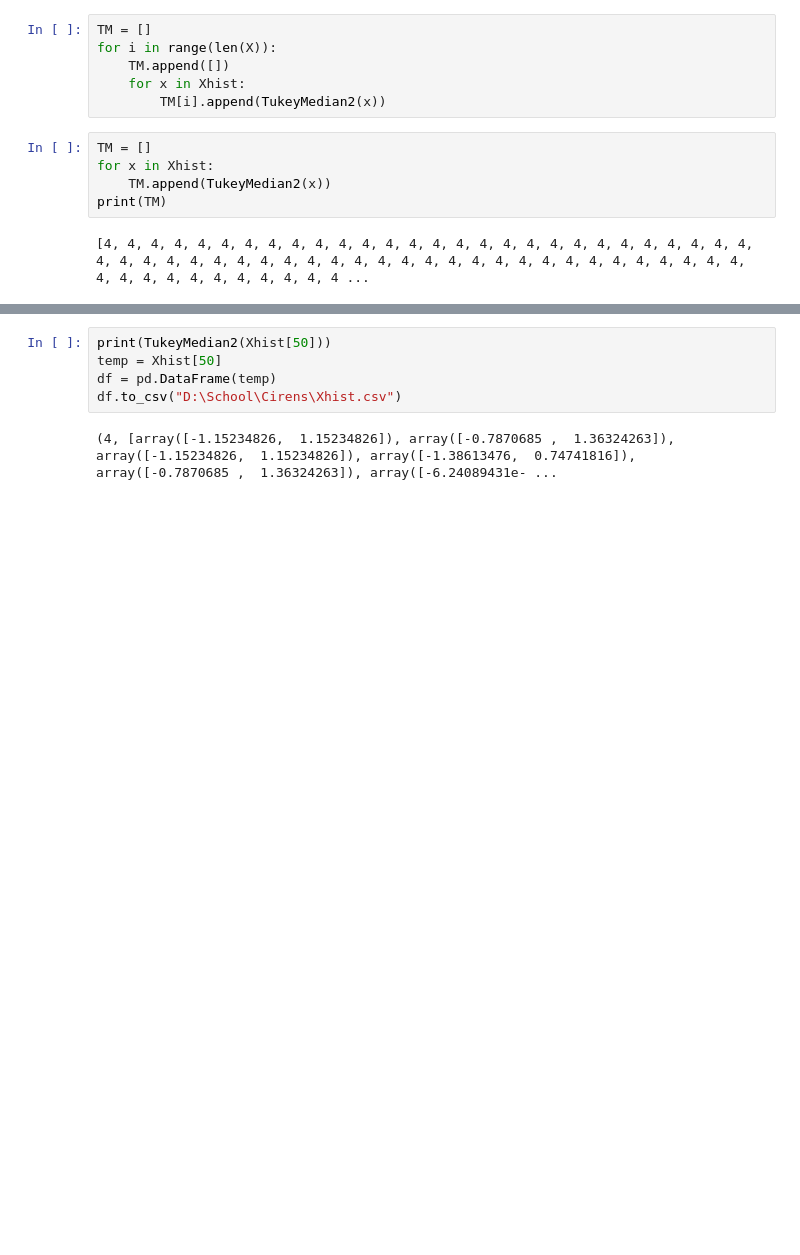
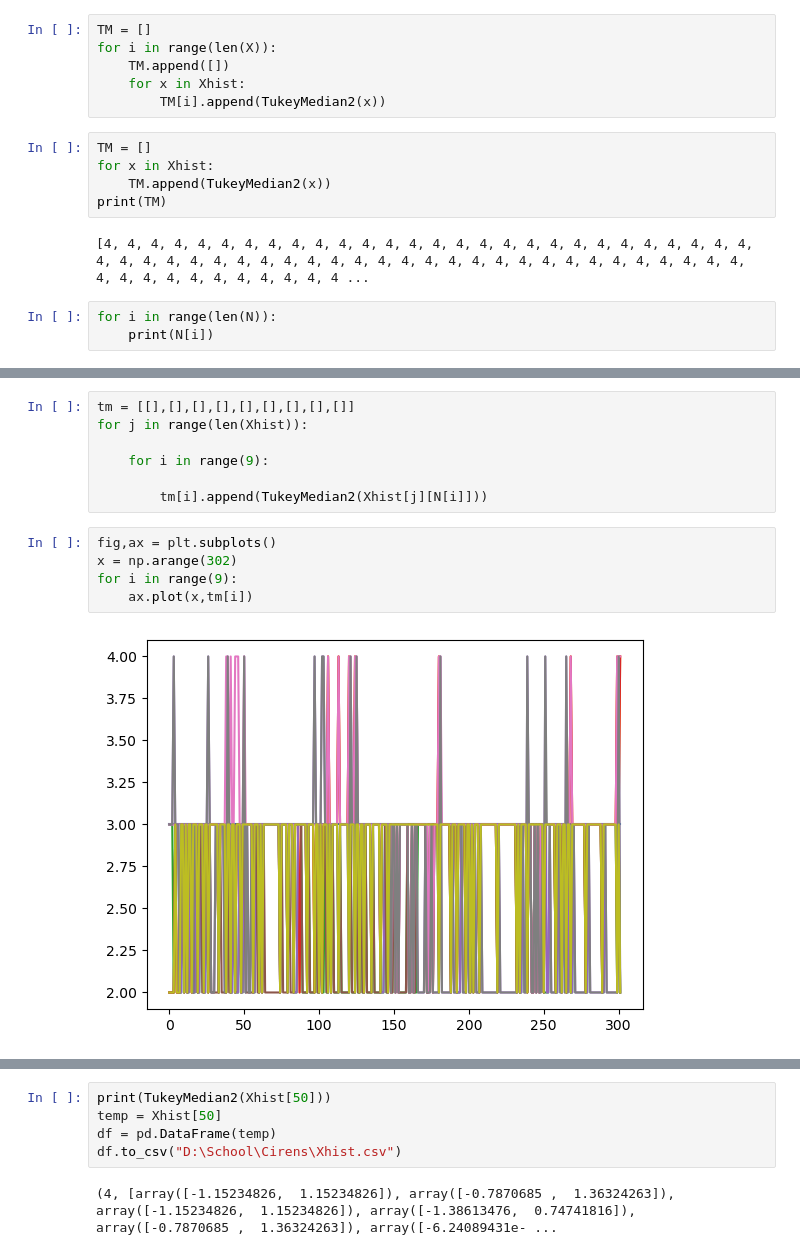
Before and after one commit to ChrisAshtonLee/Tukey, a Jupyter notebook: TukeyMedian.ipynb, the cells around one changed output, grey strips where cells are left out. Saved outputs shown, nothing was run; the diff lists cells and outputs as text; blank space fills up the shorter version.

```diff
--- a/TukeyMedian.ipynb
+++ b/TukeyMedian.ipynb
@@ -822,3 +883,6 @@ for x in Xhist:
 print(TM)
 # %% [output]
 [4, 4, 4, 4, 4, 4, 4, 4, 4, 4, 4, 4, 4, 4, 4, 4, 4, 4, 4, 4, 4, 4, 4, 4, 4, 4, 4, 4, 4, 4, 4, 4, 4, 4, 4, 4, 4, 4, 4, 4, 4, 4, 4, 4, 4, 4, 4, 4, 4, 4, 4, 4, 4, 4, 4, 4, 4, 4, 4, 4, 4, 4, 4, 4, 4, 4, 4 ...
+# %%
+for i in range(len(N)):
+    print(N[i])
@@ -833,0 +931,14 @@ ax.scatter(Xhist[0][:,0],Xhist[0][:,1], c = 'b')
+# %%
+tm = [[],[],[],[],[],[],[],[],[]]
+for j in range(len(Xhist)):
+
+    for i in range(9):
+
+        tm[i].append(TukeyMedian2(Xhist[j][N[i]]))
+# %%
+fig,ax = plt.subplots()
+x = np.arange(302)
+for i in range(9):
+    ax.plot(x,tm[i])
+# %% [output]
+[figure, added]
```
Also changed, not shown: parts of 12 cells of this notebook.
